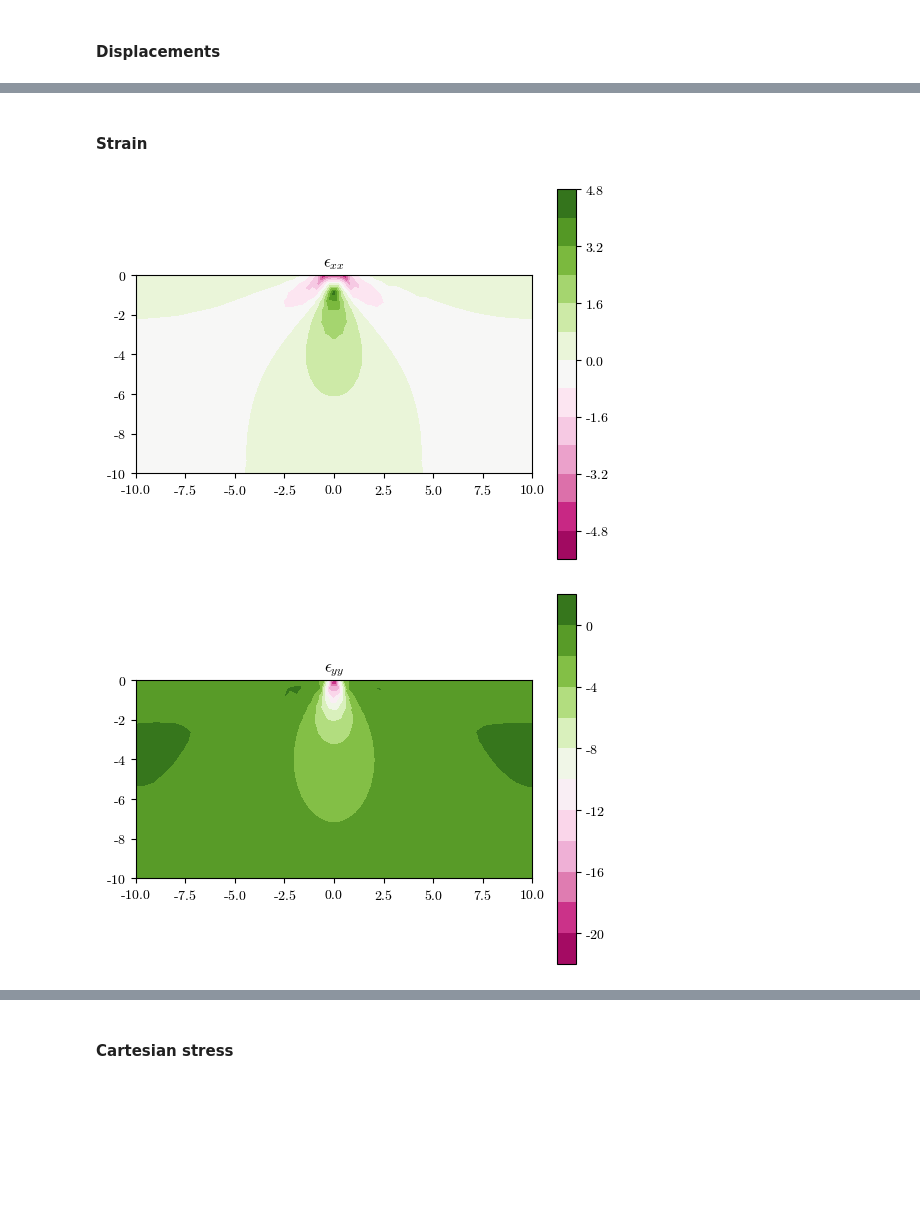
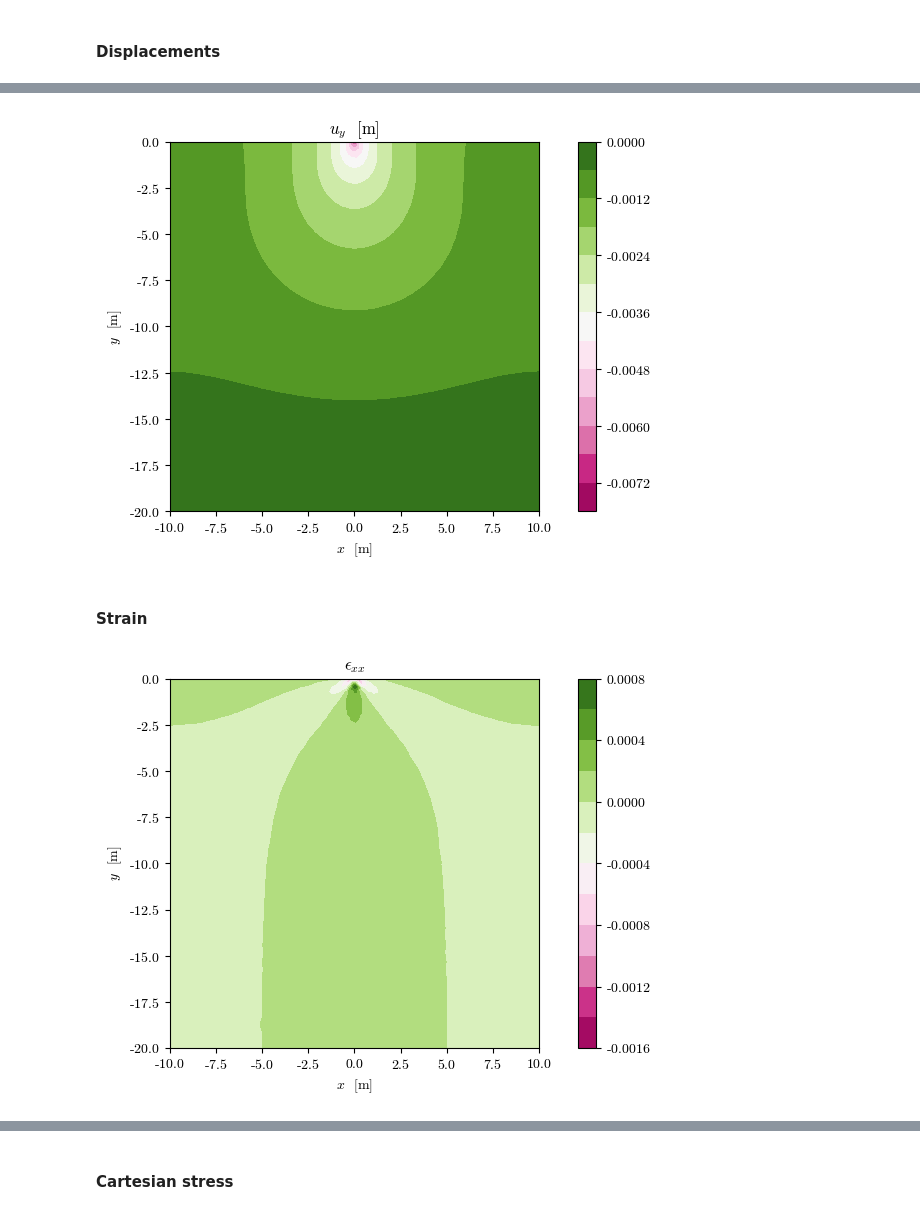
Before and after one commit to AppliedMechanics-EAFIT/foundation_eng, a Jupyter notebook: notebooks/flamants_line_load.ipynb, the cells around one changed output, grey strips where cells are left out. Saved outputs shown, nothing was run; the diff lists cells and outputs as text; code cells hidden in the pictures; blank space fills up the shorter version.

```diff
--- a/notebooks/flamants_line_load.ipynb
+++ b/notebooks/flamants_line_load.ipynb
@@ -35,7 +35,8 @@ import solidspy.solutil as sol
 ## Global configuration for plots
 # %%
 plt.style.use("default")
-plt.rcParams["image.cmap"] = "Set1"
+# plt.rcParams["image.cmap"] = "Set1"
+plt.rcParams["image.cmap"] = 'cubehelix'
 mpl.rcParams.update(
     {
         "font.family": "serif",  # Use the Computer modern font
@@ -86,7 +108,10 @@ def create_domain(x_0=0, y_0=0, l=20, z=10, elem_size=1.0):
 #### Creating solidspy inputs
 # %%
 def solidspy_inputs(mesh, elasticity_mod, poisson_rat, load_x, load_y):
-    """Loads in [N/m] located in the node at (x_0, y_0)"""
+    '''Parameters in the International System of Units.
+    - Lengths in [m]
+    - Loads (forces) in [N/m]
+    '''
     points = mesh.points
     cells = mesh.cells
     point_data = mesh.point_data
@@ -122,6 +147,10 @@ def solidspy_inputs(mesh, elasticity_mod, poisson_rat, load_x, load_y):
 #### Executing the solver
 # %%
 def run_solidspy(nodes, mats, elements, loads):
+    '''Parameters in the International System of Units.
+    - Lengths in [m]
+    - Stress in [kPa]
+    '''
     # System assembly
     assem_op, bc_array, neq = ass.DME(nodes, elements)
     stiff_mat = ass.assembler(elements, mats, nodes, neq, assem_op)
@@ -135,7 +164,7 @@ def run_solidspy(nodes, mats, elements, loads):
     strain, stress = pos.strain_nodes(nodes, elements, mats, disp)
     # Compute the principal directions of a tensor field
     eigs1, eigs3, vecs1, vecs3 = pos.principal_dirs(stress)
-    return (disp, strain, stress, eigs1, eigs3, vecs1, vecs3)
+    return (disp, strain, 1e-3*stress, 1e-3*eigs1, 1e-3*eigs3, vecs1, vecs3)
 # %% [markdown]
 ## Analytic solution
 # %%
@@ -155,11 +205,13 @@ def flamant(x, y, load_y=-1e9, poisson_rat=0.3):
 # %% [markdown]
 ## Running a case
 # %%
+load = -1e5
+# FEM SOLUTION
 # Creating the domain and meshing it
-mesh = create_domain(x_0=0, y_0=0, l=20, z=10, elem_size=0.5)
+mesh = create_domain(x_load=0, y_load=0, l=20, z=20, elem_size=1.0)
 # Creating solidspy inputs
 nodes, mats, elements, loads = solidspy_inputs(
-    mesh, elasticity_mod=50e6, poisson_rat=0.3, load_x=0, load_y=-1e9
+    mesh, elasticity_mod=50e6, poisson_rat=0.3, load_x=0, load_y=load
 )
 # Coordinates at nodes
 x, y = nodes[:, 1:3].T
@@ -167,9 +219,11 @@ x, y = nodes[:, 1:3].T
 disp, strain, stress, sigma_1, sigma_3, vecs1, vecs3 = run_solidspy(
     nodes, mats, elements, loads
 )
+sigma_xx, sigma_yy, tau_xy = stress[:, 0], stress[:, 1], stress[:, 2]
 
-sigma_x_a, sigma_y_a, sigma_z_a, tau_xy_a, sigma_1_a, sigma_2_a, sigma_3_a = flamant(
-    x, y, load_y=-1e9, poisson_rat=0.3
+# ANALYTICAL SOLUTION
+sigma_xx_a, sigma_yy_a, sigma_zz_a, tau_xy_a, sigma_1_a, sigma_2_a, sigma_3_a = flamant(
+    x, y, load_y=load, poisson_rat=0.3
 )
 # %% [output]
 Info    : Running '/home/eamontoyaa/.pyenv/versions/3.9.13/envs/solidspy-env/bin/gmsh -3 mesh.geo -format msh -bin -o mesh.msh' [Gmsh 4.10.5, 1 node, max. 1 thread]
@@ -203,16 +264,14 @@ pos.plot_node_field(disp, nodes, elements, title=["$u_x$", "$u_y$"]);
+# %%
+pos.plot_node_field(disp[:, 1], nodes, elements, title=["$u_y$  [m]"]);
+plt.xlabel('$x$  [m]');
+plt.ylabel('$y$  [m]');
+# %% [output]
+[figure, added]
 # %% [markdown]
 #### Strain
 # %%
-pos.plot_node_field(
-    strain,
-    nodes,
-    elements,
-    title=[
-        "$\epsilon_{xx}$",
-        "$\epsilon_{yy}$",
-        "$\gamma_{xy}$",
-    ],
-)
+pos.plot_node_field(strain[:, 0], nodes, elements, title=["$\epsilon_{xx}$"])
+plt.xlabel('$x$  [m]');
+plt.ylabel('$y$  [m]');
 # %% [output]
-[figure, old version]
+[figure, new version]
-[figure, removed]
```
Also changed, not shown: parts of 24 cells of this notebook.
